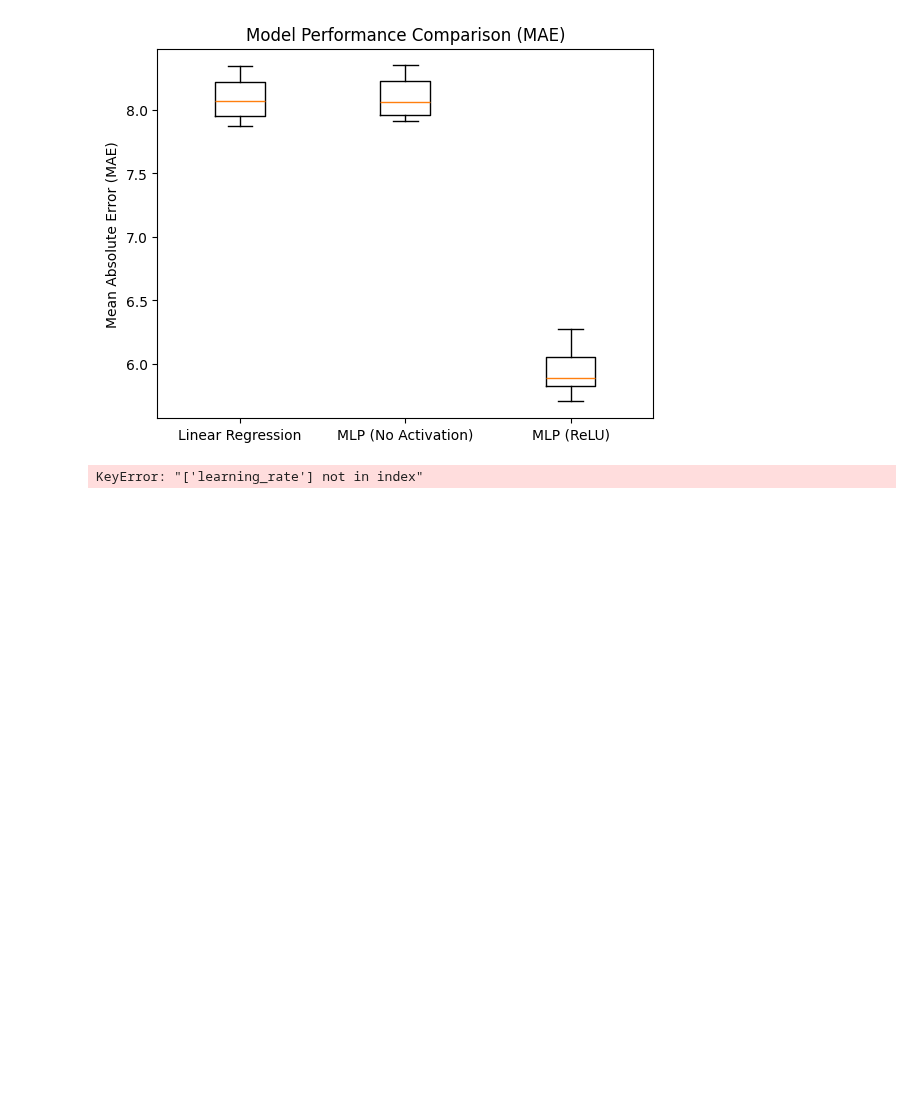
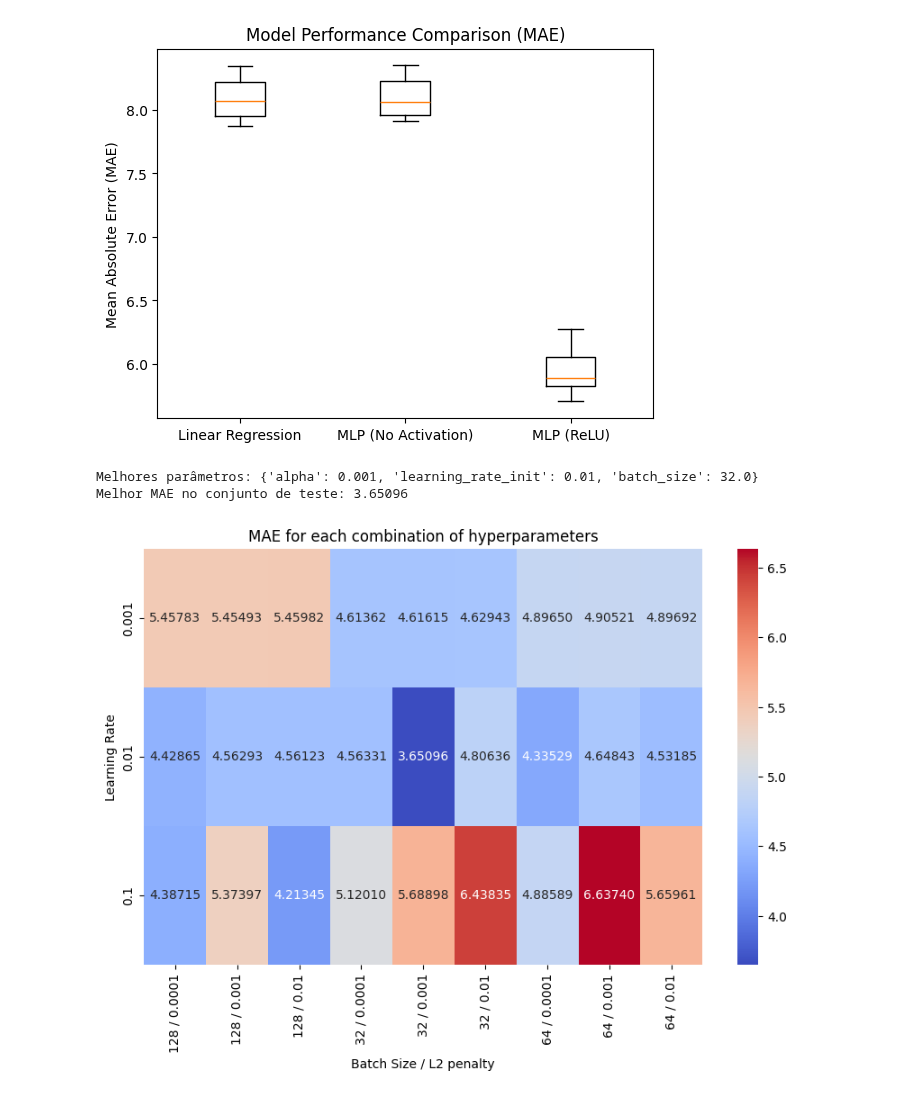
Before and after one commit to leocfig/Apren-24-25, a Jupyter notebook: HW3/G041.ipynb, the cells around one changed output. Saved outputs shown, nothing was run; the diff lists cells and outputs as text; code cells hidden in the pictures; blank space fills up the shorter version.

```diff
--- a/HW3/G041.ipynb
+++ b/HW3/G041.ipynb
@@ -103,37 +103,39 @@ for alpha in alpha_values:
             # Calculate the MAE (Mean Absolute Error) on the test set
             mae = mean_absolute_error(y_test, y_pred)
 
             # Store the results (hyperparameters and their corresponding MAE)
             results.append({
                 'alpha': alpha,
                 'learning_rate_init': learning_rate,
                 'batch_size': batch_size,
                 'mae': mae
             })
 
 # Convert the list of results to a DataFrame for easier analysis
 results_df = pd.DataFrame(results)
 
 # Find the best hyperparameters (the ones that give the minimum MAE)
 best_params = results_df.loc[results_df['mae'].idxmin()]
 best_mae = best_params['mae']
 
 # Print the best hyperparameters and the corresponding MAE value
-print(f"Melhores parâmetros: {best_params[['alpha', 'learning_rate', 'batch_size']].to_dict()}")
+print(f"Melhores parâmetros: {best_params[['alpha', 'learning_rate_init', 'batch_size']].to_dict()}")
 print(f"Melhor MAE no conjunto de teste: {best_mae:.5f}")
 
-# Group by 'batch_size' and 'learning_rate_init', then calculate the mean MAE for each combination
-results_df_agg = results_df.groupby(['batch_size', 'learning_rate_init'], as_index=False).mean()
+# Create a new combined column to include "batch_size" and "alpha"
+results_df['comb_columns'] = results_df['batch_size'].astype(str) + ' / ' + results_df['alpha'].astype(str)
 
 # Pivot the DataFrame so that it's suitable for the plot of a heatmap
-pivot_table = results_df_agg.pivot(index="batch_size", columns="learning_rate", values="mae")
+pivot_table = results_df.pivot(index="learning_rate_init", columns="comb_columns", values="mae")
 
 # Plot the results as a heatmap
 plt.figure(figsize=(10, 6))
 sns.heatmap(pivot_table, annot=True, fmt=".5f", cmap="coolwarm")
 plt.title('MAE for each combination of hyperparameters')
-plt.xlabel('Learning Rate')
-plt.ylabel('Batch Size')
+plt.xlabel('Batch Size / L2 penalty')
+plt.ylabel('Learning Rate')
 plt.show()
 # %% [output]
-KeyError: "['learning_rate'] not in index"
+Melhores parâmetros: {'alpha': 0.001, 'learning_rate_init': 0.01, 'batch_size': 32.0}
+Melhor MAE no conjunto de teste: 3.65096
+[figure, added]
```
Also changed, not shown: parts of 1 cell of this notebook.
